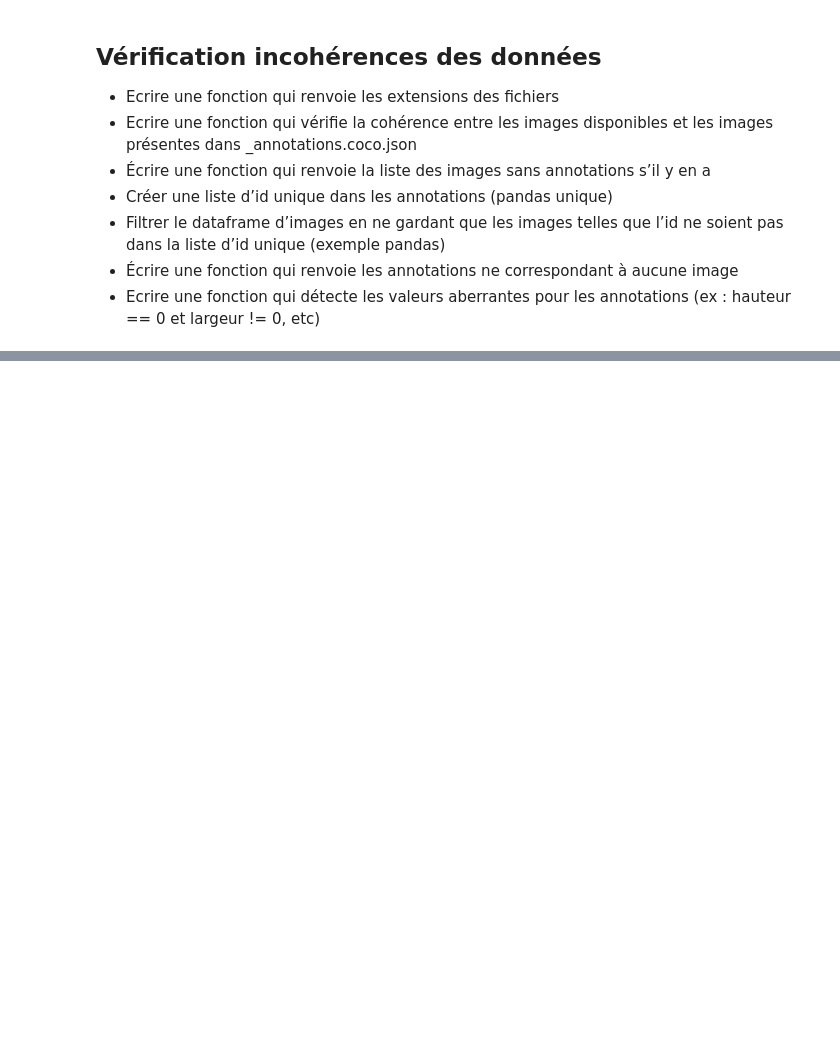
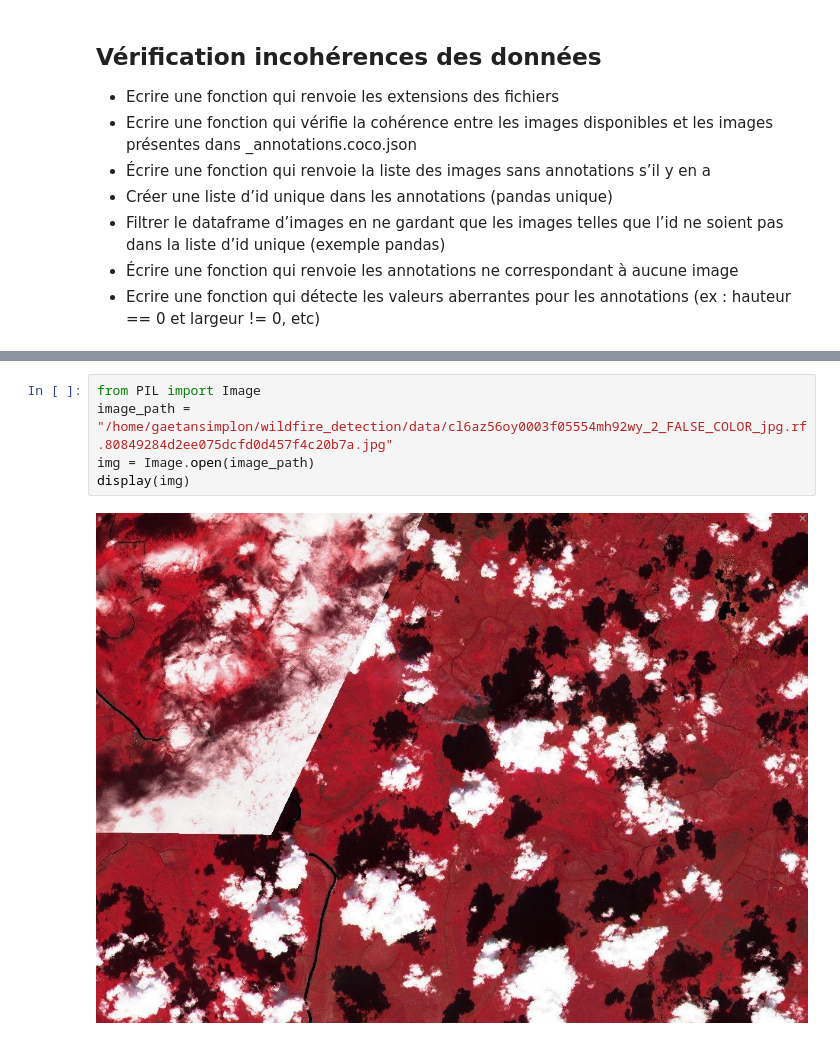
Before and after one commit to GaetanCSimplon/wildfire_detection, a Jupyter notebook: prepare_data/exploration.ipynb, the cells around one changed output, grey strips where cells are left out. Drawn from its saved outputs; the diff is of its cells as text; blank space fills up the shorter version.

```diff
--- a/prepare_data/exploration.ipynb
+++ b/prepare_data/exploration.ipynb
@@ -251,0 +288,7 @@ def images_sans_annotations(df):
+# %%
+from PIL import Image
+image_path = "/home/gaetansimplon/wildfire_detection/data/cl6az56oy0003f05554mh92wy_2_FALSE_COLOR_jpg.rf.80849284d2ee075dcfd0d457f4c20b7a.jpg"
+img = Image.open(image_path)
+display(img)
+# %% [output]
+[figure, added]
```
Also changed, not shown: parts of 6 cells of this notebook, 1 other file.
